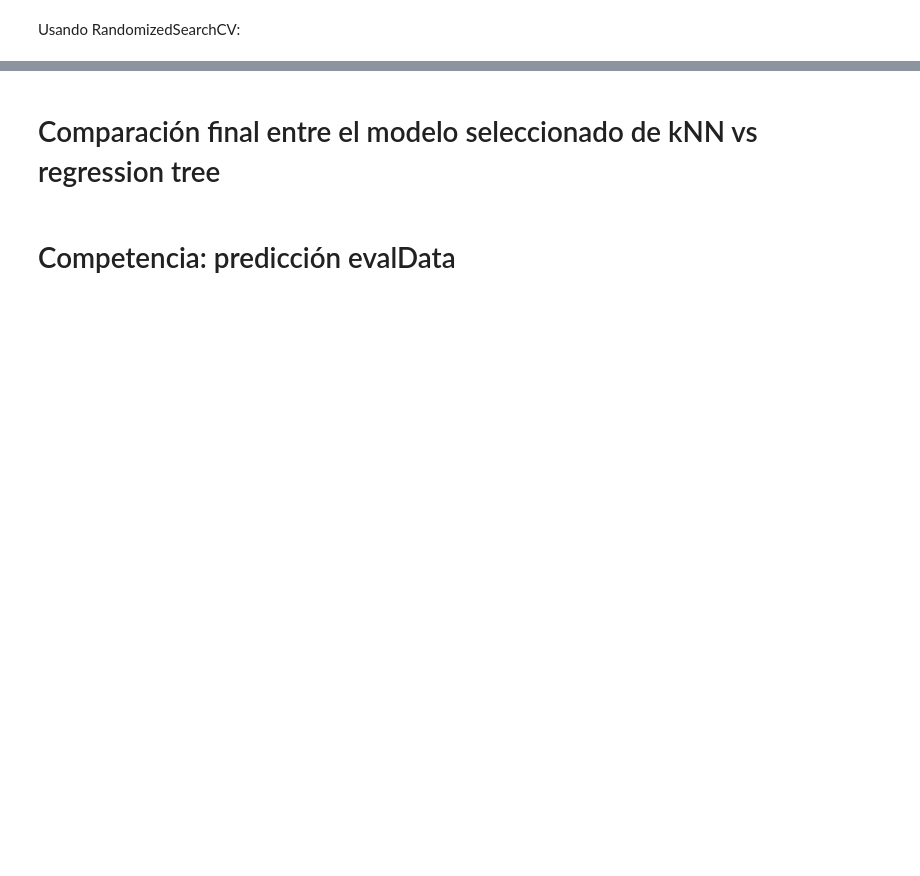
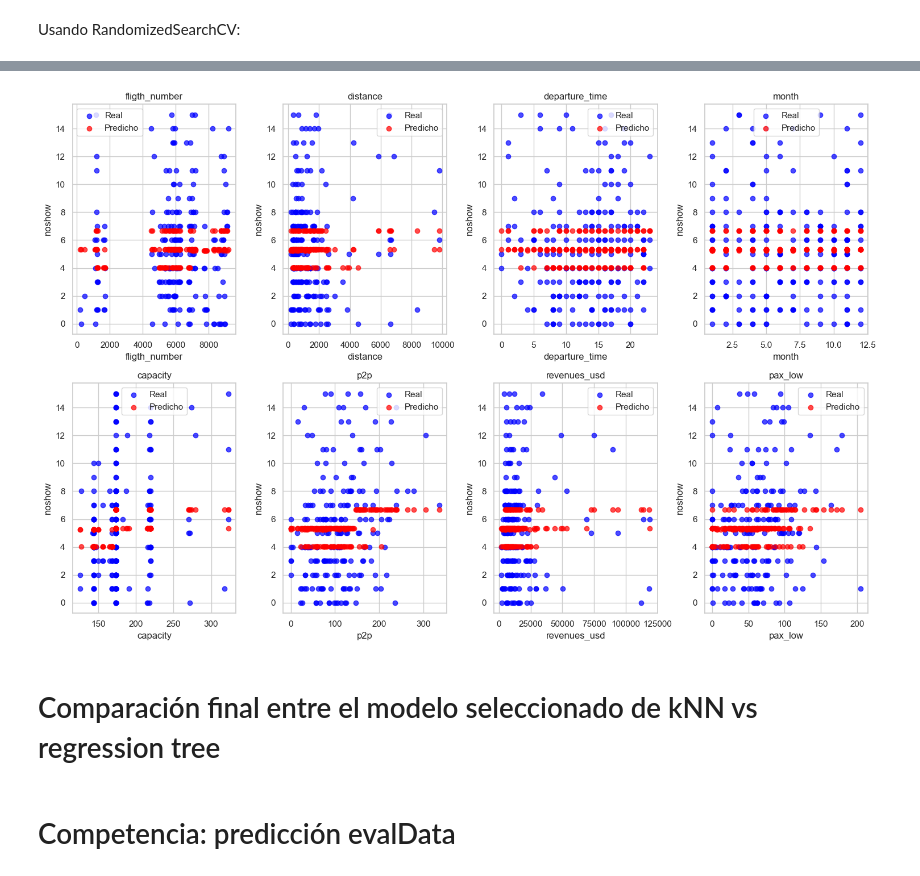
Before and after one commit to anitalittle/tarea2, a Jupyter notebook: tarea2.ipynb, the cells around one changed output, grey strips where cells are left out. Saved outputs shown, nothing was run; the diff lists cells and outputs as text; code cells hidden in the pictures; blank space fills up the shorter version.

```diff
--- a/tarea2.ipynb
+++ b/tarea2.ipynb
@@ -765,3 +908,39 @@ print("Mejor modelo:", best_tree_reg_random)
+# %%
+from sklearn.model_selection import train_test_split
+
+X_train, X_test, y_train, y_test = train_test_split(X, y, test_size=0.2, random_state=42)
+best_tree_reg.fit(X_train, y_train)
+y_pred = best_tree_reg.predict(X_test)
+# %%
+import matplotlib.pyplot as plt
+
+x_variables = X.columns
+graphs_per_row = 4
+
+num_rows = len(x_variables) // graphs_per_row
+if len(x_variables) % graphs_per_row > 0:
+    num_rows += 1
+
+fig, axes = plt.subplots(num_rows, graphs_per_row, figsize=(15, 5 * num_rows))
+
+if num_rows == 1:
+    axes = [axes]
+
+for i, variable in enumerate(x_variables):
+    row, col = divmod(i, graphs_per_row)
+    ax = axes[row][col]
+
+    ax.scatter(X_test[variable], y_test, color='blue', label='Real', alpha=0.7)
+    ax.scatter(X_test[variable], y_pred, color='red', label='Predicho', alpha=0.7)
+    ax.set_xlabel(variable)
+    ax.set_ylabel("noshow")
+    ax.set_title(f"{variable}")
+    ax.legend()
+
+plt.tight_layout()
+plt.show()
+# %% [output]
+[figure, added]
 # %% [markdown]
 # Comparación final entre el modelo seleccionado de kNN vs regression tree
 # %% [markdown]
```
Also changed, not shown: parts of 14 cells of this notebook.
